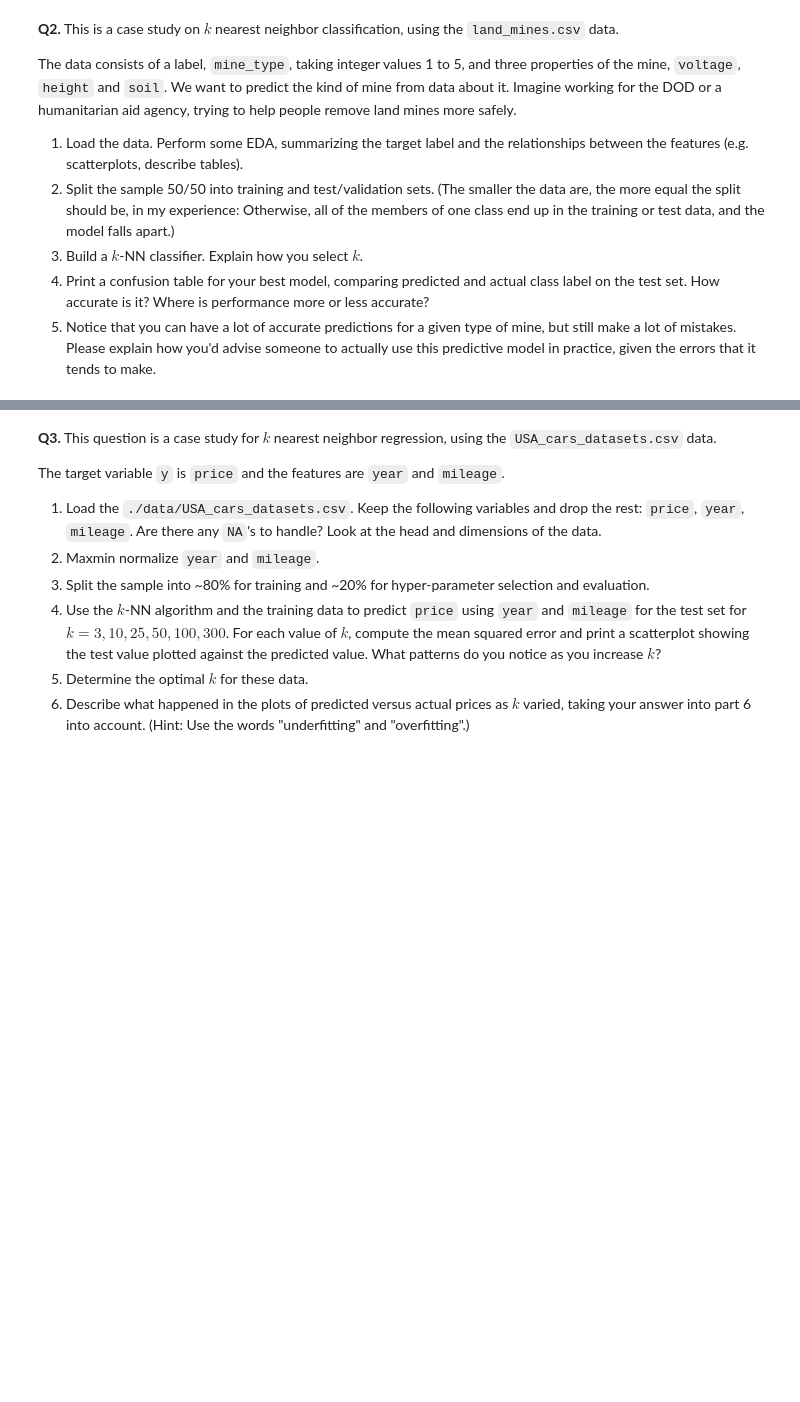
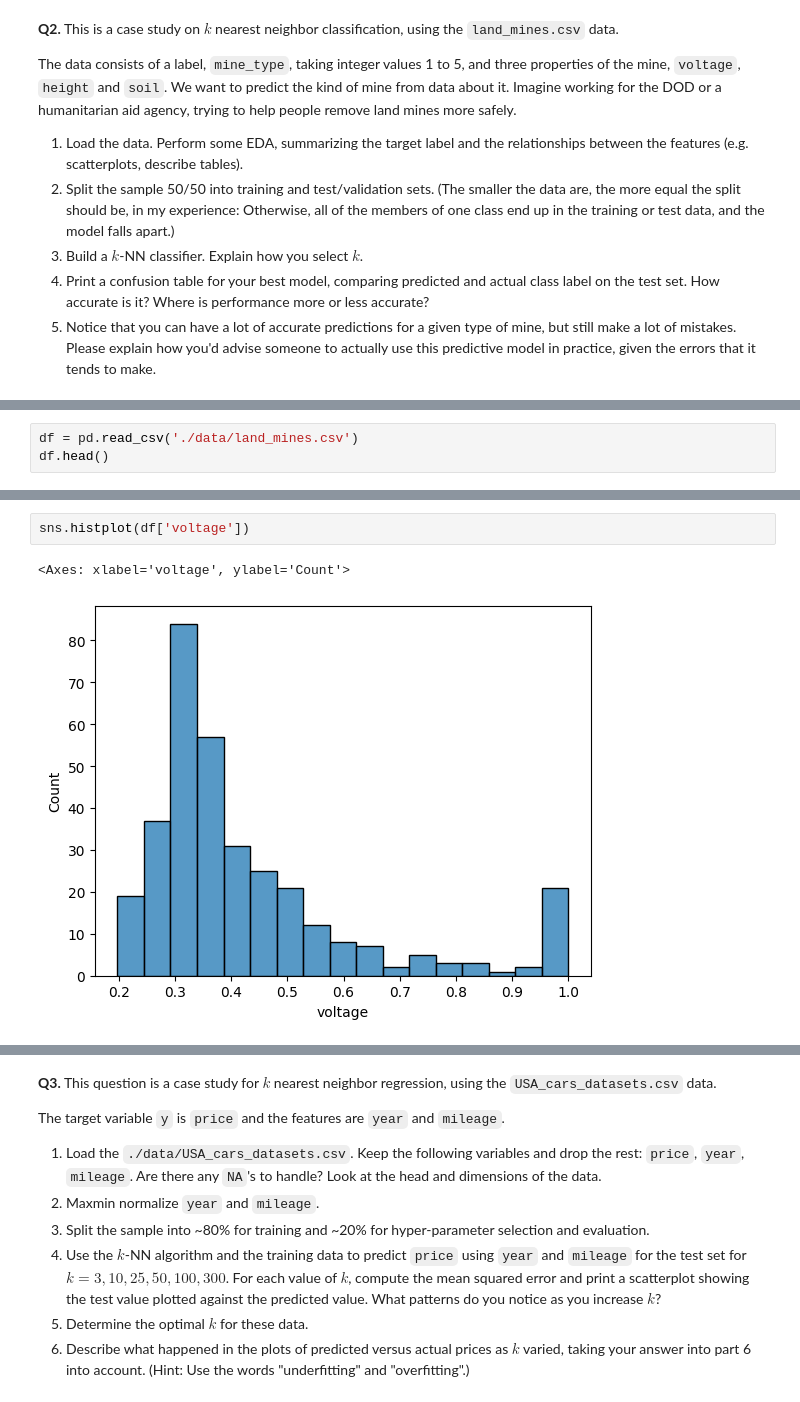
Before and after one commit to Elizabethav03/My_undergrad_ml_assignments, a Jupyter notebook: 02_assignment_knn.ipynb, the cells around one changed output, grey strips where cells are left out. Drawn from its saved outputs; the diff is of its cells as text; blank space fills up the shorter version.

```diff
--- a/02_assignment_knn.ipynb
+++ b/02_assignment_knn.ipynb
@@ -32,0 +54,3 @@ The data consists of a label, `mine_type`, taking integer values 1 to 5, and thr
+# %%
+df = pd.read_csv('./data/land_mines.csv')
+df.head()
@@ -32,0 +64,5 @@ The data consists of a label, `mine_type`, taking integer values 1 to 5, and thr
+# %%
+sns.histplot(df['voltage'])
+# %% [output]
+<Axes: xlabel='voltage', ylabel='Count'>
+[figure, added]
```
Also changed, not shown: parts of 4 cells of this notebook.
